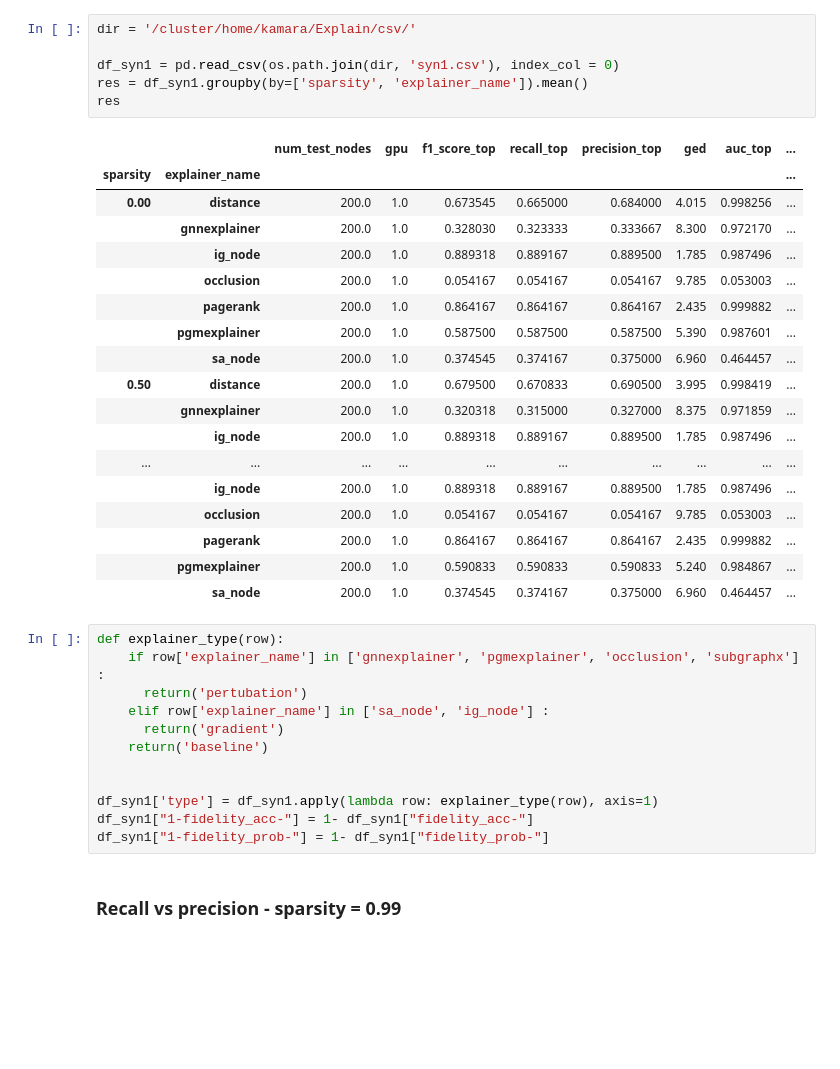
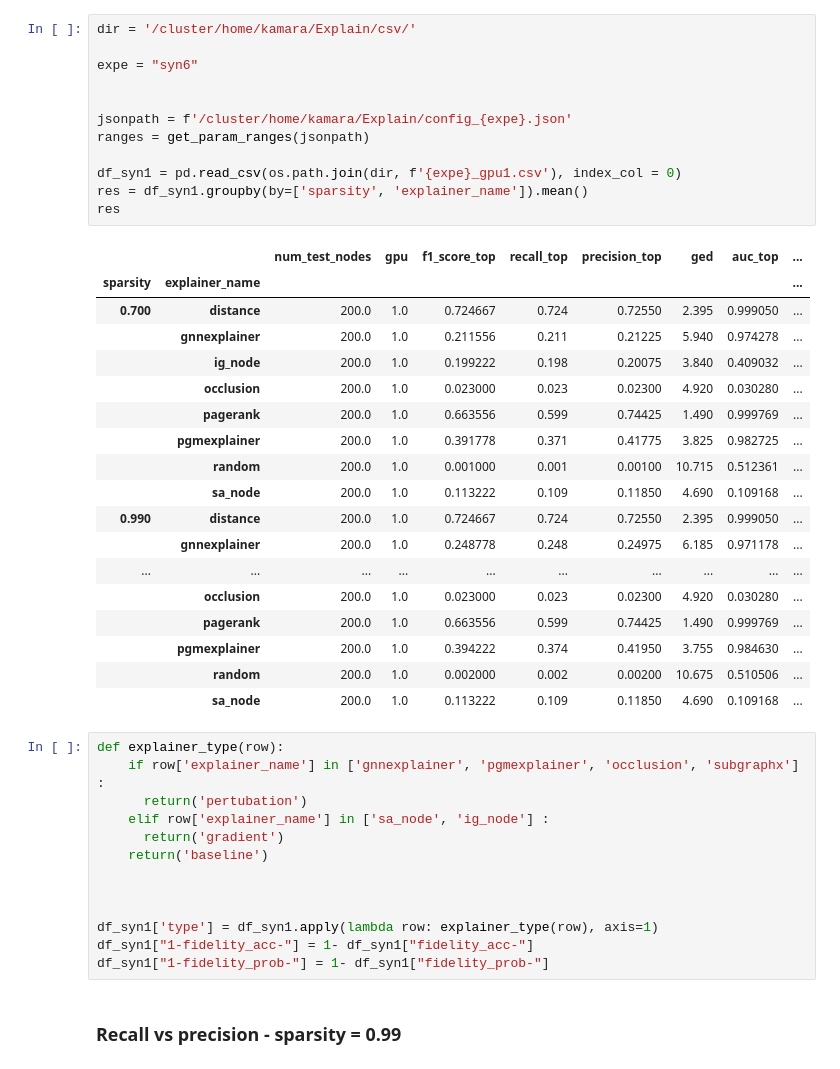
Before and after one commit to GraphFramEx/graphframex, a Jupyter notebook: exp_synthetic/Results_Analysis.ipynb, the cells around one changed output. Drawn from its saved outputs; the diff is of its cells as text; blank space fills up the shorter version.

```diff
--- a/exp_synthetic/Results_Analysis.ipynb
+++ b/exp_synthetic/Results_Analysis.ipynb
@@ -9,28 +18,34 @@ import pandas as pd
 # %%
 dir = '/cluster/home/kamara/Explain/csv/'
 
-df_syn1 = pd.read_csv(os.path.join(dir, 'syn1.csv'), index_col = 0)
+expe = "syn6"
+
+
+jsonpath = f'/cluster/home/kamara/Explain/config_{expe}.json'
+ranges = get_param_ranges(jsonpath)
+
+df_syn1 = pd.read_csv(os.path.join(dir, f'{expe}_gpu1.csv'), index_col = 0)
 res = df_syn1.groupby(by=['sparsity', 'explainer_name']).mean()
 res
 # %% [output]
 |  |  | num_test_nodes | gpu | f1_score_top | recall_top | precision_top | ged | auc_top | ... |
 | sparsity | explainer_name |  |  |  |  |  |  |  | ... |
-| 0.00 | distance | 200.0 | 1.0 | 0.673545 | 0.665000 | 0.684000 | 4.015 | 0.998256 | ... |
-|  | gnnexplainer | 200.0 | 1.0 | 0.328030 | 0.323333 | 0.333667 | 8.300 | 0.972170 | ... |
-|  | ig_node | 200.0 | 1.0 | 0.889318 | 0.889167 | 0.889500 | 1.785 | 0.987496 | ... |
-|  | occlusion | 200.0 | 1.0 | 0.054167 | 0.054167 | 0.054167 | 9.785 | 0.053003 | ... |
-|  | pagerank | 200.0 | 1.0 | 0.864167 | 0.864167 | 0.864167 | 2.435 | 0.999882 | ... |
-|  | pgmexplainer | 200.0 | 1.0 | 0.587500 | 0.587500 | 0.587500 | 5.390 | 0.987601 | ... |
-|  | sa_node | 200.0 | 1.0 | 0.374545 | 0.374167 | 0.375000 | 6.960 | 0.464457 | ... |
-| 0.50 | distance | 200.0 | 1.0 | 0.679500 | 0.670833 | 0.690500 | 3.995 | 0.998419 | ... |
-|  | gnnexplainer | 200.0 | 1.0 | 0.320318 | 0.315000 | 0.327000 | 8.375 | 0.971859 | ... |
-|  | ig_node | 200.0 | 1.0 | 0.889318 | 0.889167 | 0.889500 | 1.785 | 0.987496 | ... |
+| 0.700 | distance | 200.0 | 1.0 | 0.724667 | 0.724 | 0.72550 | 2.395 | 0.999050 | ... |
+|  | gnnexplainer | 200.0 | 1.0 | 0.211556 | 0.211 | 0.21225 | 5.940 | 0.974278 | ... |
+|  | ig_node | 200.0 | 1.0 | 0.199222 | 0.198 | 0.20075 | 3.840 | 0.409032 | ... |
+|  | occlusion | 200.0 | 1.0 | 0.023000 | 0.023 | 0.02300 | 4.920 | 0.030280 | ... |
+|  | pagerank | 200.0 | 1.0 | 0.663556 | 0.599 | 0.74425 | 1.490 | 0.999769 | ... |
+|  | pgmexplainer | 200.0 | 1.0 | 0.391778 | 0.371 | 0.41775 | 3.825 | 0.982725 | ... |
+|  | random | 200.0 | 1.0 | 0.001000 | 0.001 | 0.00100 | 10.715 | 0.512361 | ... |
+|  | sa_node | 200.0 | 1.0 | 0.113222 | 0.109 | 0.11850 | 4.690 | 0.109168 | ... |
+| 0.990 | distance | 200.0 | 1.0 | 0.724667 | 0.724 | 0.72550 | 2.395 | 0.999050 | ... |
+|  | gnnexplainer | 200.0 | 1.0 | 0.248778 | 0.248 | 0.24975 | 6.185 | 0.971178 | ... |
 | ... | ... | ... | ... | ... | ... | ... | ... | ... | ... |
-|  | ig_node | 200.0 | 1.0 | 0.889318 | 0.889167 | 0.889500 | 1.785 | 0.987496 | ... |
-|  | occlusion | 200.0 | 1.0 | 0.054167 | 0.054167 | 0.054167 | 9.785 | 0.053003 | ... |
-|  | pagerank | 200.0 | 1.0 | 0.864167 | 0.864167 | 0.864167 | 2.435 | 0.999882 | ... |
-|  | pgmexplainer | 200.0 | 1.0 | 0.590833 | 0.590833 | 0.590833 | 5.240 | 0.984867 | ... |
-|  | sa_node | 200.0 | 1.0 | 0.374545 | 0.374167 | 0.375000 | 6.960 | 0.464457 | ... |
+|  | occlusion | 200.0 | 1.0 | 0.023000 | 0.023 | 0.02300 | 4.920 | 0.030280 | ... |
+|  | pagerank | 200.0 | 1.0 | 0.663556 | 0.599 | 0.74425 | 1.490 | 0.999769 | ... |
+|  | pgmexplainer | 200.0 | 1.0 | 0.394222 | 0.374 | 0.41950 | 3.755 | 0.984630 | ... |
+|  | random | 200.0 | 1.0 | 0.002000 | 0.002 | 0.00200 | 10.675 | 0.510506 | ... |
+|  | sa_node | 200.0 | 1.0 | 0.113222 | 0.109 | 0.11850 | 4.690 | 0.109168 | ... |
 # %%
 def explainer_type(row):
     if row['explainer_name'] in ['gnnexplainer', 'pgmexplainer', 'occlusion', 'subgraphx'] :
@@ -40,6 +55,7 @@ def explainer_type(row):
     return('baseline')
 
 
+
 df_syn1['type'] = df_syn1.apply(lambda row: explainer_type(row), axis=1)
 df_syn1["1-fidelity_acc-"] = 1- df_syn1["fidelity_acc-"]
 df_syn1["1-fidelity_prob-"] = 1- df_syn1["fidelity_prob-"]
```
Also changed, not shown: parts of 12 cells of this notebook, 11 other files.
